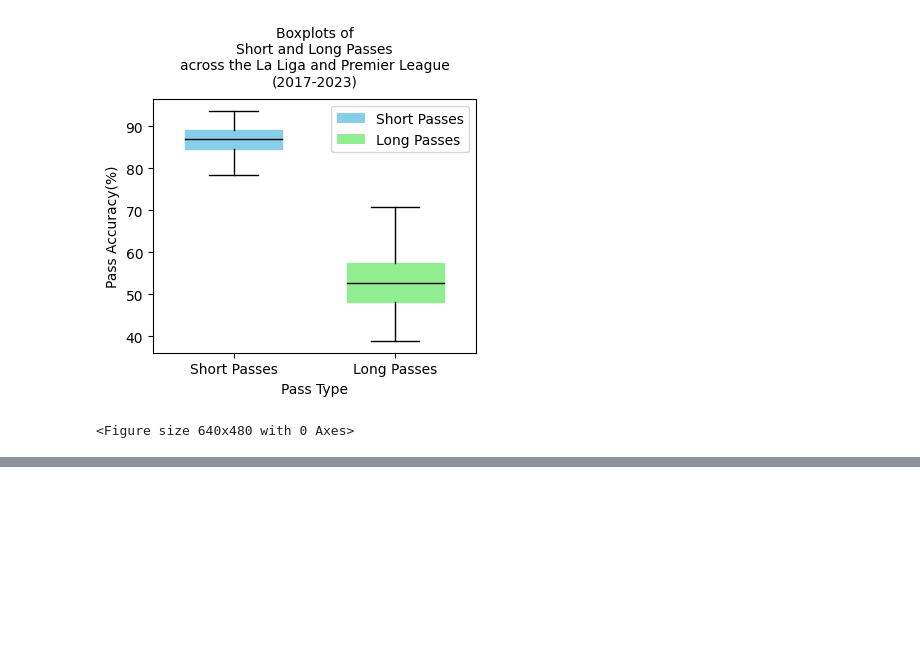
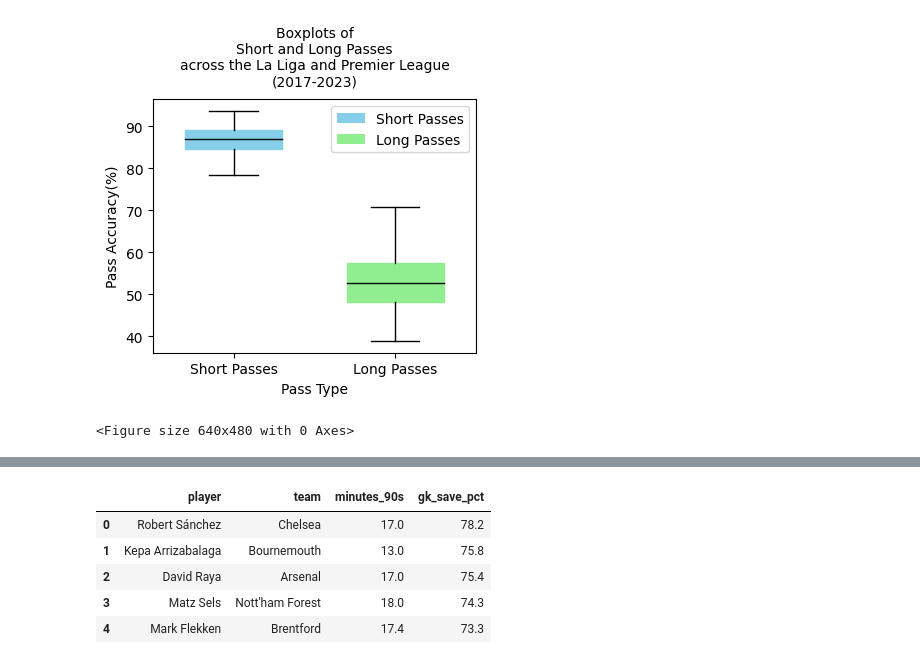
Before and after one commit to abhimanyu911/gk-analysis-mlsa, a Jupyter notebook: eda.ipynb, the cells around one changed output, grey strips where cells are left out. Saved outputs shown, nothing was run; the diff lists cells and outputs as text; code cells hidden in the pictures; blank space fills up the shorter version.

```diff
--- a/eda.ipynb
+++ b/eda.ipynb
@@ -73,12 +73,17 @@ season_start, season_with_end = encode_season(season_str = season)
 league = 'Premier League'
 encoded_league = league_url_idx[league]
 prefix = f'https://fbref.com/en/comps/{encoded_league}/{season_start}/'
-suffix = f'/{season_with_end}{league.replace(" ", "-")}-Stats'+'#all_stats_keeper'
+suffix = f'/{season_with_end}{league.replace(" ", "-")}-Stats'
 #df = get_keeper_data(top = prefix, end = suffix)
 #df.head()
-res = requests.get(prefix+'keepers'+'suffix')
-comm = re.compile("")
-soup = BeautifulSoup(comm.sub("",res.text),'lxml')
-all_tables = soup.findAll("tbody")
-len(all_tables)
+res = requests.get(prefix + 'keepers' + suffix)
+comment_pattern = re.compile(r"<!--.*?-->", re.DOTALL)
+html_no_comments = comment_pattern.sub("", res.text)
+soup = BeautifulSoup(html_no_comments, "lxml")
+all_tbody_tags = soup.find_all("tbody")
+#features = ["player","nationality","position","team","age","birth_year","gk_games","gk_games_starts","gk_minutes","gk_save_pct"]
+#df = get_frame(features = features, player_table = all_tables[1])
+#df.head()
+print(len(all_tbody_tags))
+all_tbody_tags[1]
 # %% [output]
@@ -85,0 +92,72 @@ IndexError: list index out of range
+# %%
+import requests
+from bs4 import BeautifulSoup, Comment
+
+def scrape_stats_keeper():
+    url = "https://fbref.com/en/comps/9/keepers/Premier-League-Stats"
+    res = requests.get(url)
+    soup = BeautifulSoup(res.text, "lxml")
+
+    # Grab all comment nodes
+    comment_blocks = soup.find_all(string=lambda text: isinstance(text, Comment))
+
+    stats_keeper_html = None
+    for comment in comment_blocks:
+        # Look for the chunk that has this table
+        if "stats_keeper" in comment:
+            stats_keeper_html = comment
+            break
+
+    if not stats_keeper_html:
+        raise RuntimeError("Didn't find any commented-out HTML containing 'stats_keeper'.")
+
+    # Now parse that comment block as HTML
+    comment_soup = BeautifulSoup(stats_keeper_html, "lxml")
+
+    # Then locate the <table id="stats_keeper"> inside this snippet
+    stats_keeper_table = comment_soup.find("table", {"id": "stats_keeper"})
+    if not stats_keeper_table:
+        raise RuntimeError("Found the comment, but no <table id='stats_keeper'> inside it.")
+
+    # Now get the <tbody> from that table
+    tbody = stats_keeper_table.find("tbody")
+    if not tbody:
+        raise RuntimeError("No <tbody> found under <table id='stats_keeper'>!")
+
+
+    rows = tbody.find_all("tr")
+
+    #print(f"Found {len(rows)} rows in the #stats_keeper <tbody>.")
+    return tbody
+
+tbody = scrape_stats_keeper()
+df = get_frame(
+    features=[
+        "player",
+        "nationality",
+        "position",
+        "team",
+        "age",
+        "birth_year",
+        "gk_games",
+        "gk_games_starts",
+        "gk_minutes",
+        "minutes_90s",
+        "gk_save_pct",
+    ],
+    player_table=tbody
+)
+df = (
+    df[df["minutes_90s"] >= 10]
+    .sort_values(by="gk_save_pct", ascending=False)
+    [["player", "team", "minutes_90s", "gk_save_pct"]]
+    .reset_index(drop=True)
+)
+df.head()
+# %% [output]
+|  | player | team | minutes_90s | gk_save_pct |
+| 0 | Robert Sánchez | Chelsea | 17.0 | 78.2 |
+| 1 | Kepa Arrizabalaga | Bournemouth | 13.0 | 75.8 |
+| 2 | David Raya | Arsenal | 17.0 | 75.4 |
+| 3 | Matz Sels | Nott'ham Forest | 18.0 | 74.3 |
+| 4 | Mark Flekken | Brentford | 17.4 | 73.3 |
```
Also changed, not shown: parts of 5 cells of this notebook.
